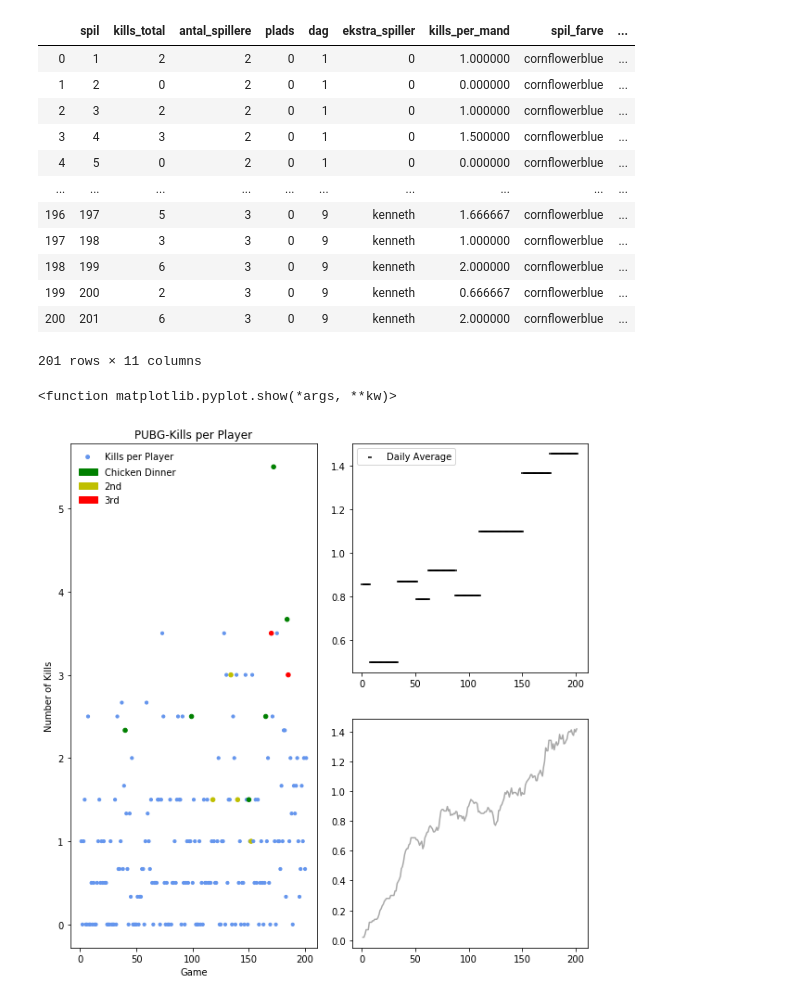
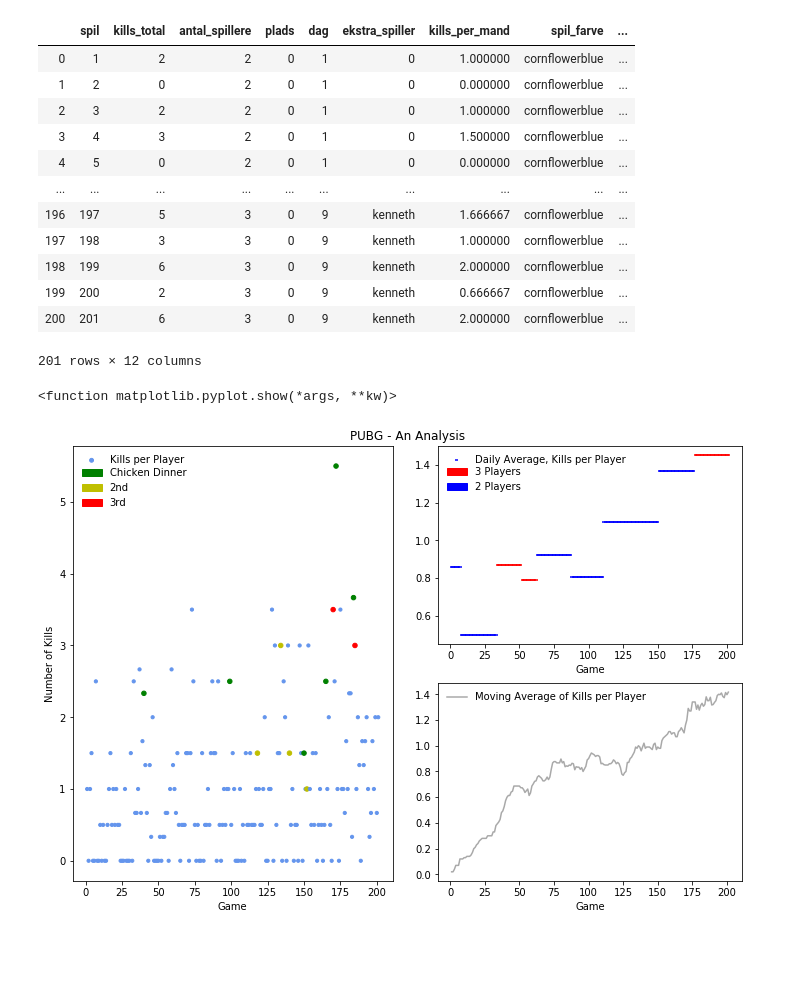
Before and after one commit to Holger-Harmsen/Harmsen_Repo, a Jupyter notebook: PUBG/Analysis.ipynb, the cells around one changed output. Saved outputs shown, nothing was run; the diff lists cells and outputs as text; code cells hidden in the pictures; blank space fills up the shorter version.

```diff
--- a/PUBG/Analysis.ipynb
+++ b/PUBG/Analysis.ipynb
@@ -7,7 +7,6 @@ import math
 
 data = pd.read_csv('PUBGdata_rå.csv', delimiter=";")
 data['kills_per_mand'] = data['kills_total']/data['antal_spillere']
-john
 data['spil_farve'] = [
     'g' if i==1
     else 'y' if i==2
@@ -22,6 +21,13 @@ data['spil_størrelse'] = [
     else 20 if i==3
     else 10
     for i in data['plads']
+]
+
+data['antal_spillere_farve'] = [
+    'r' if i==3
+    else 'b' if i==2
+    else 's'
+    for i in data['antal_spillere']
 ]
 
 mvgavg = pd.DataFrame(np.transpose(np.convolve(data['kills_per_mand'], np.ones((50,))/50, mode='full')))
@@ -62,41 +68,50 @@ data
 | 198 | 199 | 6 | 3 | 0 | 9 | kenneth | 2.000000 | cornflowerblue | ... |
 | 199 | 200 | 2 | 3 | 0 | 9 | kenneth | 0.666667 | cornflowerblue | ... |
 | 200 | 201 | 6 | 3 | 0 | 9 | kenneth | 2.000000 | cornflowerblue | ... |
-201 rows × 11 columns
+201 rows × 12 columns
 # %%
 from matplotlib.lines import Line2D
 import matplotlib.patches as mpatches
 
 green_patch = mpatches.Patch(color='g', label='Chicken Dinner')
 yellow_patch = mpatches.Patch(color='y', label='2nd')
 red_patch = mpatches.Patch(color='r', label='3rd')
 
 #Laver første del af figuren:
-fig = plt.figure(figsize=(10,10))
+fig = plt.figure(figsize=(12,8), frameon=False)
+plt.title('PUBG - An Analysis')
+plt.axis('off')
+
 ax = fig.add_subplot(1,4,(1,2))
 plt.scatter(data['spil'],data['kills_per_mand'], s=data['spil_størrelse'], label='Kills per Player', c=data['spil_farve'])
 plt.tick_params()
 plt.xlabel('Game')
 plt.ylabel('Number of Kills')
-plt.title('PUBG-Kills per Player')
 legend1 = plt.legend(handles=[green_patch,yellow_patch,red_patch], loc='upper left', frameon=False, bbox_to_anchor=(0,0.97))
 legend2 = plt.legend(loc='upper left', frameon=False)
 ax.add_artist(legend1)
 
 #Laver figur 2:
+redpatch = mpatches.Patch(color='r', label='3 Players')
+bluepatch = mpatches.Patch(color='b', label='2 Players')
+
 ax = fig.add_subplot(2,2,2)
-plt.scatter(data['spil'],data['dailyavg'], s=10, marker='_', label='Daily Average',c='k')
-plt.legend()
-plt.
+plt.scatter(data['spil'],data['dailyavg'], s=10, marker='_', label='Daily Average, Kills per Player',c=data['antal_spillere_farve'])
+legend1 = plt.legend(handles=[redpatch, bluepatch], loc='upper left', frameon=False, bbox_to_anchor=(0,0.94))
+plt.legend(frameon=False)
+ax.add_artist(legend1)
+plt.xlabel('Game')
 
 #Laver figur 3:
 ax = fig.add_subplot(2,2,4)
-plt.plot(data['spil'],data['moving_avg'],c='darkgrey',label='Moving Average')
+plt.plot(data['spil'],data['moving_avg'],c='darkgrey',label='Moving Average of Kills per Player')
+plt.legend(frameon=False)
+plt.xlabel('Game')
 
 
 
 plt.savefig('Own.pdf')
 plt.show
 # %% [output]
 <function matplotlib.pyplot.show(*args, **kw)>
-[figure, old version]
+[figure, new version]
```
Also changed, not shown: 1 other file.
